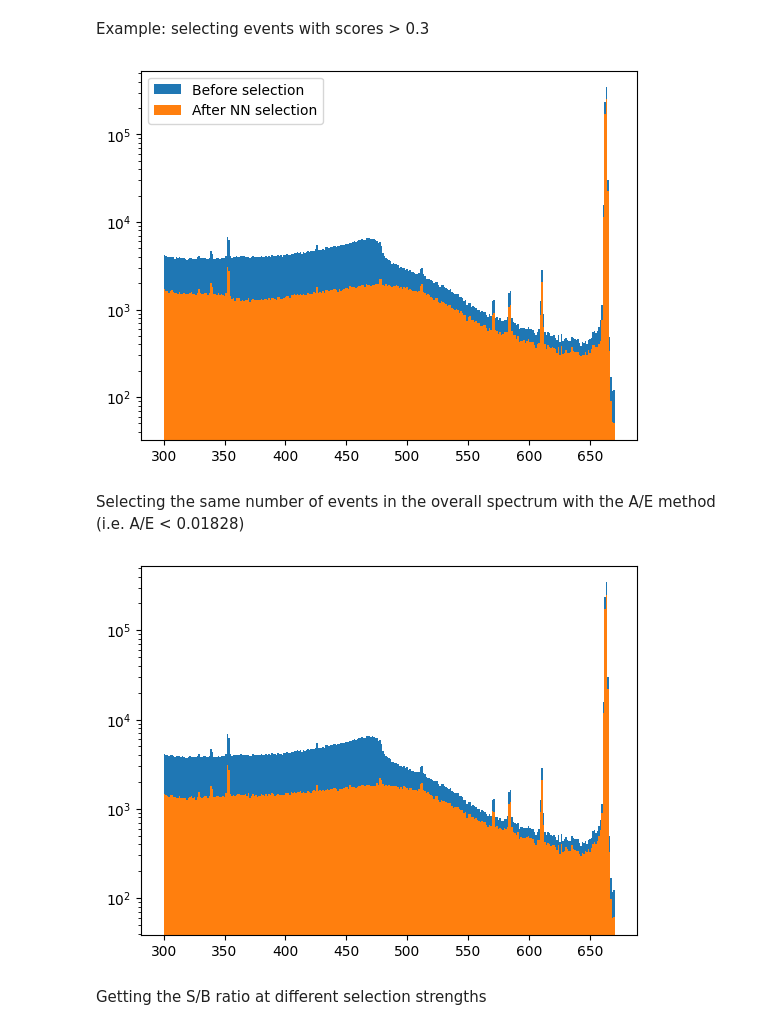
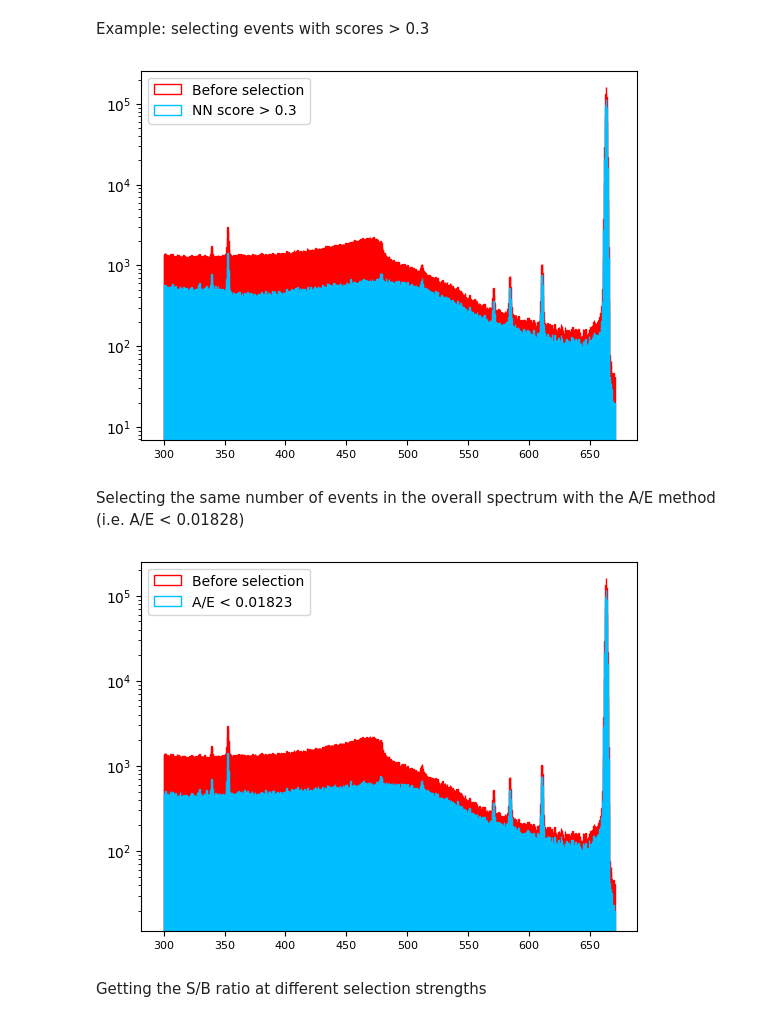
Before and after one commit to giachero/BEGepro, a Jupyter notebook: notebooks/test_crioconite.ipynb, the cells around one changed output. Saved outputs shown, nothing was run; the diff lists cells and outputs as text; code cells hidden in the pictures.

```diff
--- a/notebooks/test_crioconite.ipynb
+++ b/notebooks/test_crioconite.ipynb
@@ -60,21 +59,29 @@ Example: selecting events with scores > 0.3
 # %%
 predictions_nn = scores > 0.3
 avse_threshold = compute_threshold(avse, predictions_nn.sum(), "avse", stress_limit = 100000)
-nbins = 301
-plt.hist(energies, range = [300, 670], bins = nbins)[-1]
-plt.hist(energies[predictions_nn], range = [300, 670], bins = nbins)[-1]
-plt.legend(["Before selection", "After NN selection"])
+nbins = 904
+plt.hist(energies, range = [300, 670], bins = nbins, ec = "red", facecolor="white")[-1]
+plt.hist(energies[predictions_nn], range = [300, 670], bins = nbins, ec = "deepskyblue", facecolor="white")[-1]
+# plt.hist(energies, range = [468, 488], bins = nbins, ec = "red", facecolor="white")[-1]
+# plt.hist(energies[predictions_nn], range = [468, 488], bins = nbins, ec = "deepskyblue", facecolor="white")[-1]
+
+plt.legend(["Before selection", "NN score > 0.3"])
 plt.yscale("log")
+# plt.savefig("criopeak_NN.svg")
 # %% [output]
-[figure, old version]
+[figure, new version]
 # %% [markdown]
 Selecting the same number of events in the overall spectrum with the A/E method (i.e. A/E < 0.01828)
 # %%
-plt.hist(energies, range = [300, 670], bins = nbins)[-1]
-plt.hist(energies[avse < avse_threshold], range = [300, 670], bins = nbins)[-1]
+nbins = 904
+
+plt.hist(energies, range = [300, 670], bins = nbins, ec = "red", facecolor="white")[-1]
+plt.hist(energies[avse < avse_threshold], range = [300, 670], bins = nbins, ec = "deepskyblue", facecolor="white")[-1]
+plt.legend(["Before selection", "A/E < 0.01823"])
 plt.yscale("log")
+# plt.savefig("criopeak_avse.svg")
 # %% [output]
-[figure, old version]
+[figure, new version]
 # %% [markdown]
 Getting the S/B ratio at different selection strengths
 # %%
```
Also changed, not shown: parts of 6 cells of this notebook, 8 other files.
